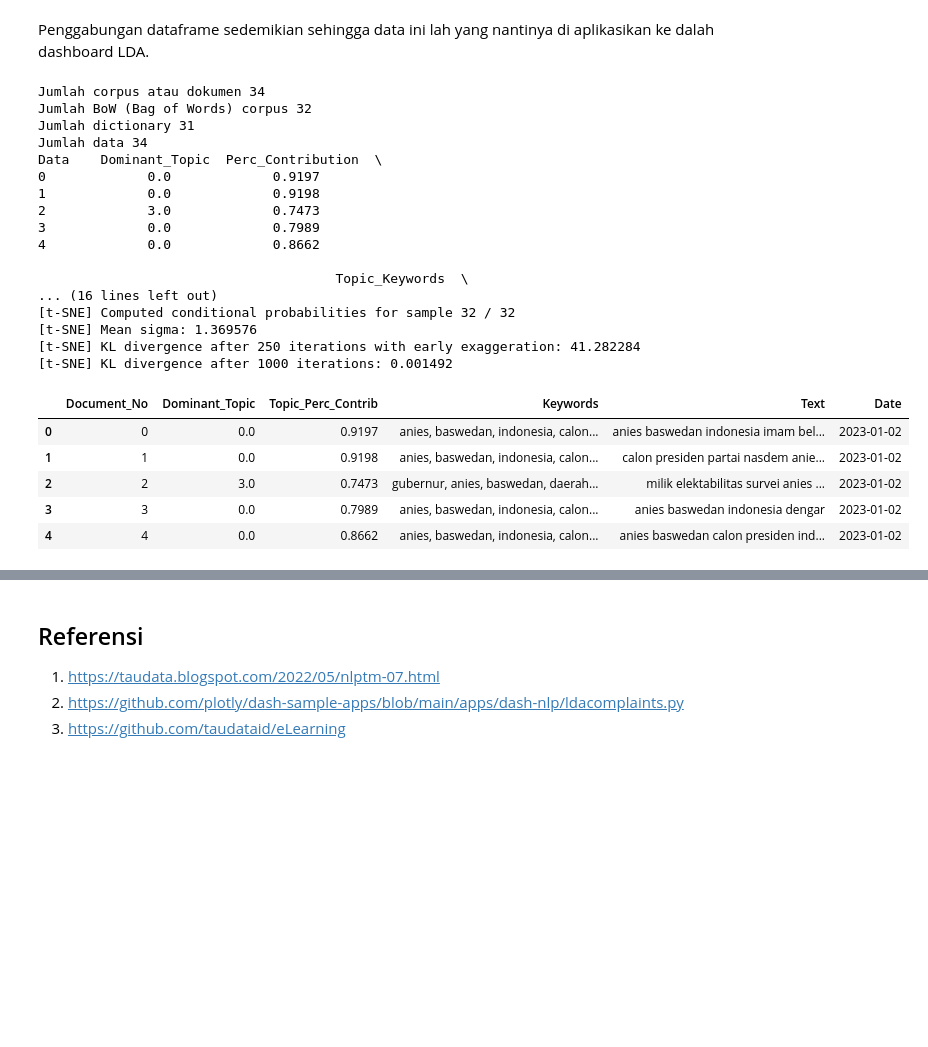
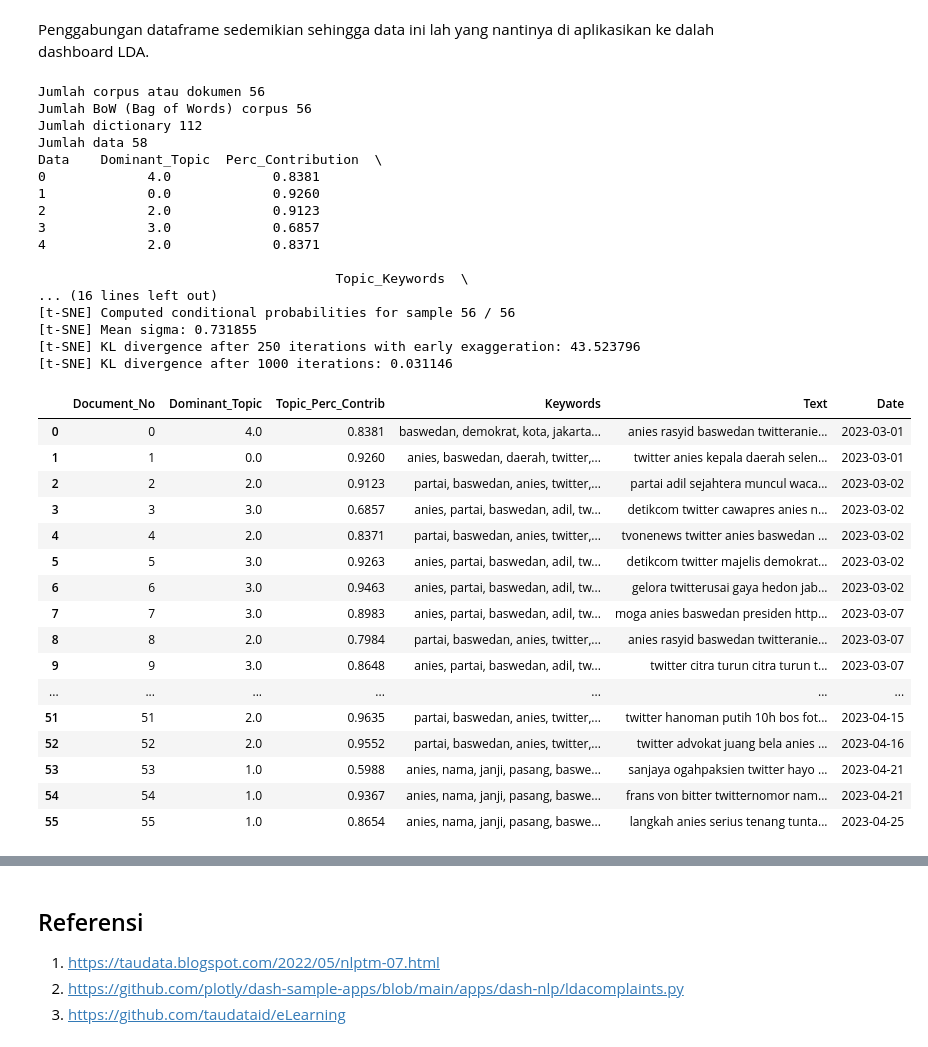
Before and after one commit to SalikFillah/Topic-Modelling, a Jupyter notebook: Latent_Dirichlet_Allocation.ipynb, the cells around one changed output, grey strips where cells are left out. Cells and saved outputs as stored; diff of their text form; code cells hidden in the pictures; blank space fills up the shorter version.

```diff
--- a/Latent_Dirichlet_Allocation.ipynb
+++ b/Latent_Dirichlet_Allocation.ipynb
@@ -69,7 +69,7 @@ from sklearn.manifold import TSNE
 # %% [markdown]
 ## Load Data
 # %%
-df = pd.read_csv('https://raw.githubusercontent.com/SalikFillah/Topic-Modelling/main/anies_baswedan_2024.csv')
+df = pd.read_csv('https://raw.githubusercontent.com/SalikFillah/Topic-Modelling/main/anies_twitter.csv')
 df.head()
 # %% [output]
 |  | title | href | body | date |
@@ -410,30 +410,42 @@ def lda_analysis(df):
 # aplikasikan fungsi dan simpan hasilnya ke dalam beberapa variabel berikut
 tsne_lda, lda_model, topic_num, df_dominant_topic = lda_analysis(df)
 # %% [output]
-Jumlah corpus atau dokumen 34
-Jumlah BoW (Bag of Words) corpus 32
-Jumlah dictionary 31
-Jumlah data 34
+Jumlah corpus atau dokumen 56
+Jumlah BoW (Bag of Words) corpus 56
+Jumlah dictionary 112
+Jumlah data 58
 Data    Dominant_Topic  Perc_Contribution  \
-0             0.0             0.9197
-1             0.0             0.9198
-2             3.0             0.7473
-3             0.0             0.7989
-4             0.0             0.8662
+0             4.0             0.8381
+1             0.0             0.9260
+2             2.0             0.9123
+3             3.0             0.6857
+4             2.0             0.8371
 
                                       Topic_Keywords  \
 ... (16 lines left out)
-[t-SNE] Computed conditional probabilities for sample 32 / 32
-[t-SNE] Mean sigma: 1.369576
-[t-SNE] KL divergence after 250 iterations with early exaggeration: 41.282284
-[t-SNE] KL divergence after 1000 iterations: 0.001492
+[t-SNE] Computed conditional probabilities for sample 56 / 56
+[t-SNE] Mean sigma: 0.731855
+[t-SNE] KL divergence after 250 iterations with early exaggeration: 43.523796
+[t-SNE] KL divergence after 1000 iterations: 0.031146
 # %%
 # data untuk pembuatan dashboard
-df_dominant_topic.head()
+df_dominant_topic = df_dominant_topic.dropna()
+df_dominant_topic
 # %% [output]
 |  | Document_No | Dominant_Topic | Topic_Perc_Contrib | Keywords | Text | Date |
-| 0 | 0 | 0.0 | 0.9197 | anies, baswedan, indonesia, calon... | anies baswedan indonesia imam bel... | 2023-01-02 |
-| 1 | 1 | 0.0 | 0.9198 | anies, baswedan, indonesia, calon... | calon presiden partai nasdem anie... | 2023-01-02 |
-| 2 | 2 | 3.0 | 0.7473 | gubernur, anies, baswedan, daerah... | milik elektabilitas survei anies ... | 2023-01-02 |
-| 3 | 3 | 0.0 | 0.7989 | anies, baswedan, indonesia, calon... | anies baswedan indonesia dengar | 2023-01-02 |
-| 4 | 4 | 0.0 | 0.8662 | anies, baswedan, indonesia, calon... | anies baswedan calon presiden ind... | 2023-01-02 |
+| 0 | 0 | 4.0 | 0.8381 | baswedan, demokrat, kota, jakarta... | anies rasyid baswedan twitteranie... | 2023-03-01 |
+| 1 | 1 | 0.0 | 0.9260 | anies, baswedan, daerah, twitter,... | twitter anies kepala daerah selen... | 2023-03-01 |
+| 2 | 2 | 2.0 | 0.9123 | partai, baswedan, anies, twitter,... | partai adil sejahtera muncul waca... | 2023-03-02 |
+| 3 | 3 | 3.0 | 0.6857 | anies, partai, baswedan, adil, tw... | detikcom twitter cawapres anies n... | 2023-03-02 |
+| 4 | 4 | 2.0 | 0.8371 | partai, baswedan, anies, twitter,... | tvonenews twitter anies baswedan ... | 2023-03-02 |
+| 5 | 5 | 3.0 | 0.9263 | anies, partai, baswedan, adil, tw... | detikcom twitter majelis demokrat... | 2023-03-02 |
+| 6 | 6 | 3.0 | 0.9463 | anies, partai, baswedan, adil, tw... | gelora twitterusai gaya hedon jab... | 2023-03-02 |
+| 7 | 7 | 3.0 | 0.8983 | anies, partai, baswedan, adil, tw... | moga anies baswedan presiden http... | 2023-03-07 |
+| 8 | 8 | 2.0 | 0.7984 | partai, baswedan, anies, twitter,... | anies rasyid baswedan twitteranie... | 2023-03-07 |
+| 9 | 9 | 3.0 | 0.8648 | anies, partai, baswedan, adil, tw... | twitter citra turun citra turun t... | 2023-03-07 |
+| ... | ... | ... | ... | ... | ... | ... |
+| 51 | 51 | 2.0 | 0.9635 | partai, baswedan, anies, twitter,... | twitter hanoman putih 10h bos fot... | 2023-04-15 |
+| 52 | 52 | 2.0 | 0.9552 | partai, baswedan, anies, twitter,... | twitter advokat juang bela anies ... | 2023-04-16 |
+| 53 | 53 | 1.0 | 0.5988 | anies, nama, janji, pasang, baswe... | sanjaya ogahpaksien twitter hayo ... | 2023-04-21 |
+| 54 | 54 | 1.0 | 0.9367 | anies, nama, janji, pasang, baswe... | frans von bitter twitternomor nam... | 2023-04-21 |
+| 55 | 55 | 1.0 | 0.8654 | anies, nama, janji, pasang, baswe... | langkah anies serius tenang tunta... | 2023-04-25 |
```
Also changed, not shown: parts of 10 cells of this notebook.
